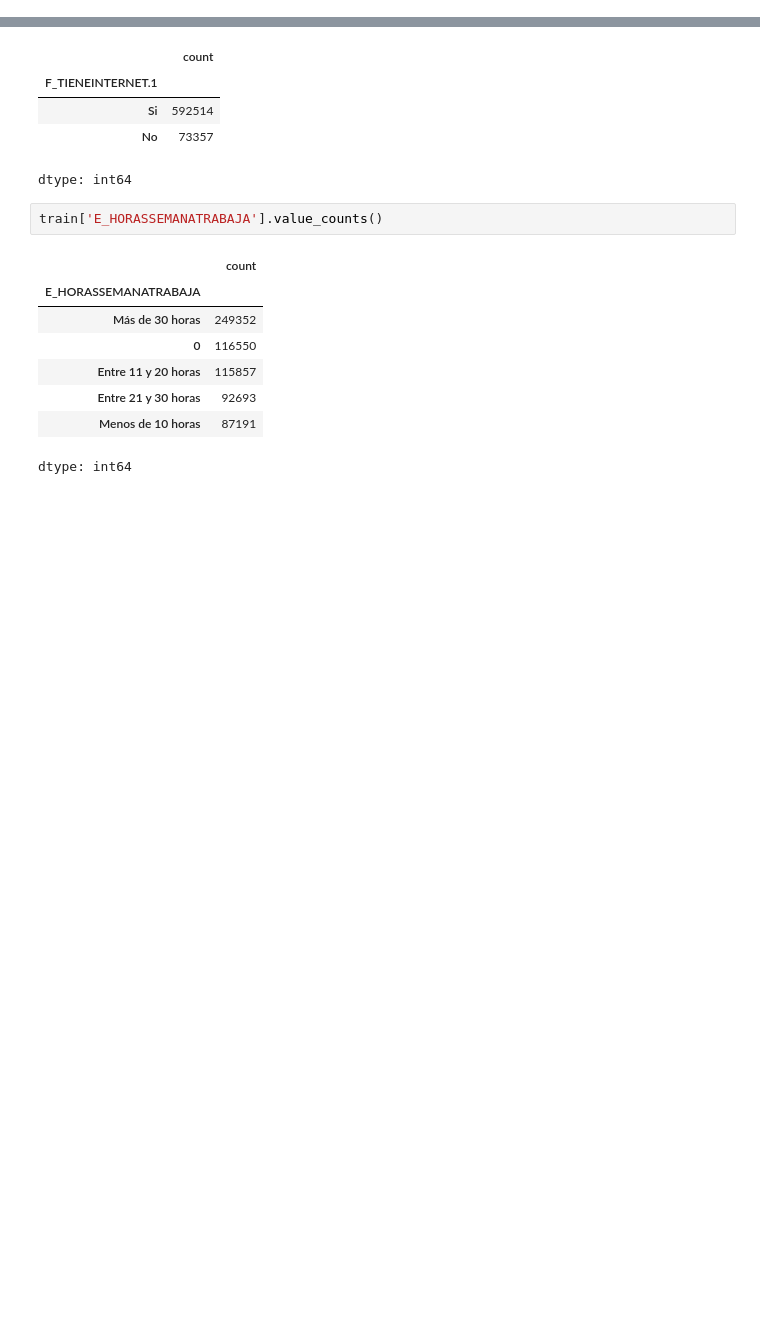
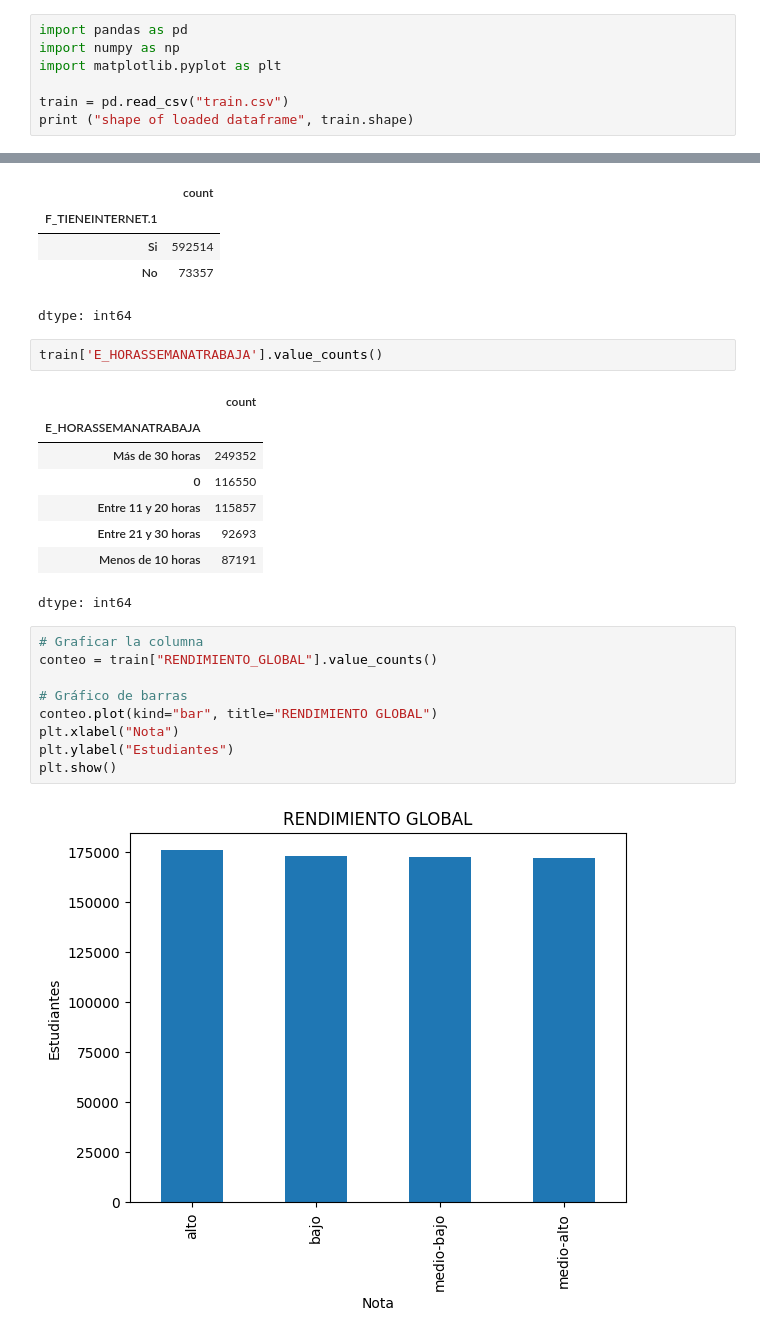
Before and after one commit to ZamantaEst/Pruebas-Saber-Pro-Colombia-Kaggle, a Jupyter notebook: 01_exploración.ipynb, the cells around one changed output, grey strips where cells are left out. Cells and saved outputs as stored; diff of their text form; blank space fills up the shorter version.

```diff
--- a/01_exploración.ipynb
+++ b/01_exploración.ipynb
@@ -29,0 +32,7 @@ train
+# %%
+import pandas as pd
+import numpy as np
+import matplotlib.pyplot as plt
+
+train = pd.read_csv("train.csv")
+print ("shape of loaded dataframe", train.shape)
@@ -131,3 +152,14 @@ train['E_HORASSEMANATRABAJA'].value_counts()
 | Entre 21 y 30 horas | 92693 |
 | Menos de 10 horas | 87191 |
 dtype: int64
+# %%
+# Graficar la columna
+conteo = train["RENDIMIENTO_GLOBAL"].value_counts()
+
+# Gráfico de barras
+conteo.plot(kind="bar", title="RENDIMIENTO GLOBAL")
+plt.xlabel("Nota")
+plt.ylabel("Estudiantes")
+plt.show()
+# %% [output]
+[figure, added]
```
Also changed, not shown: parts of 10 cells of this notebook.
